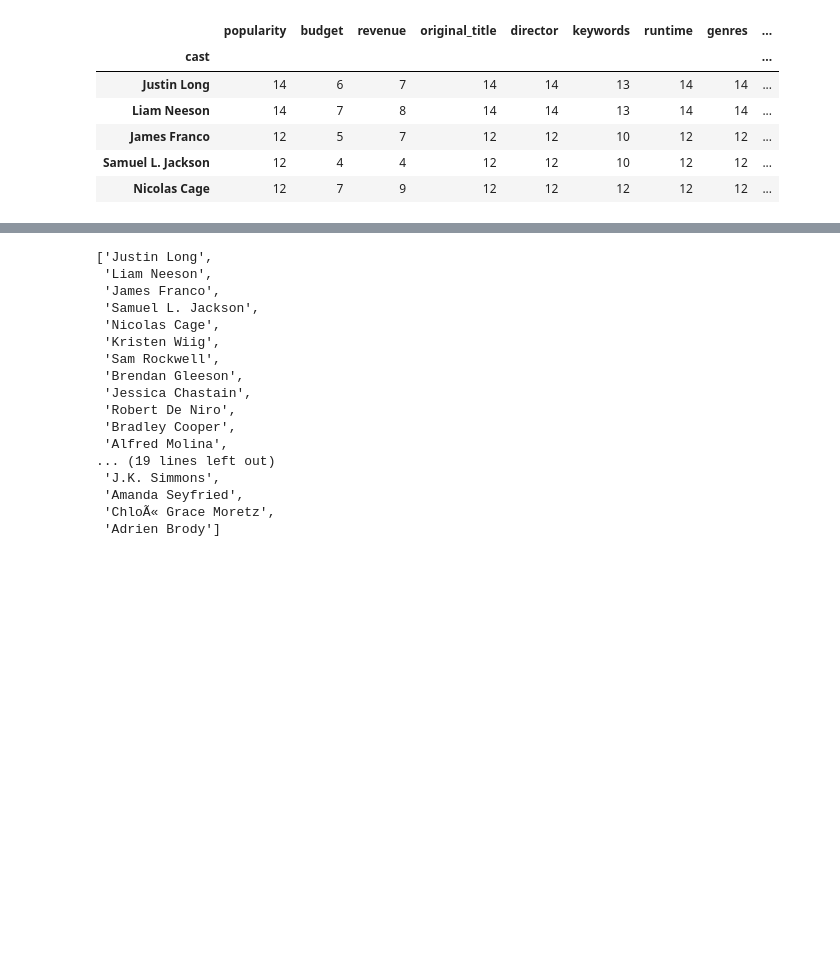
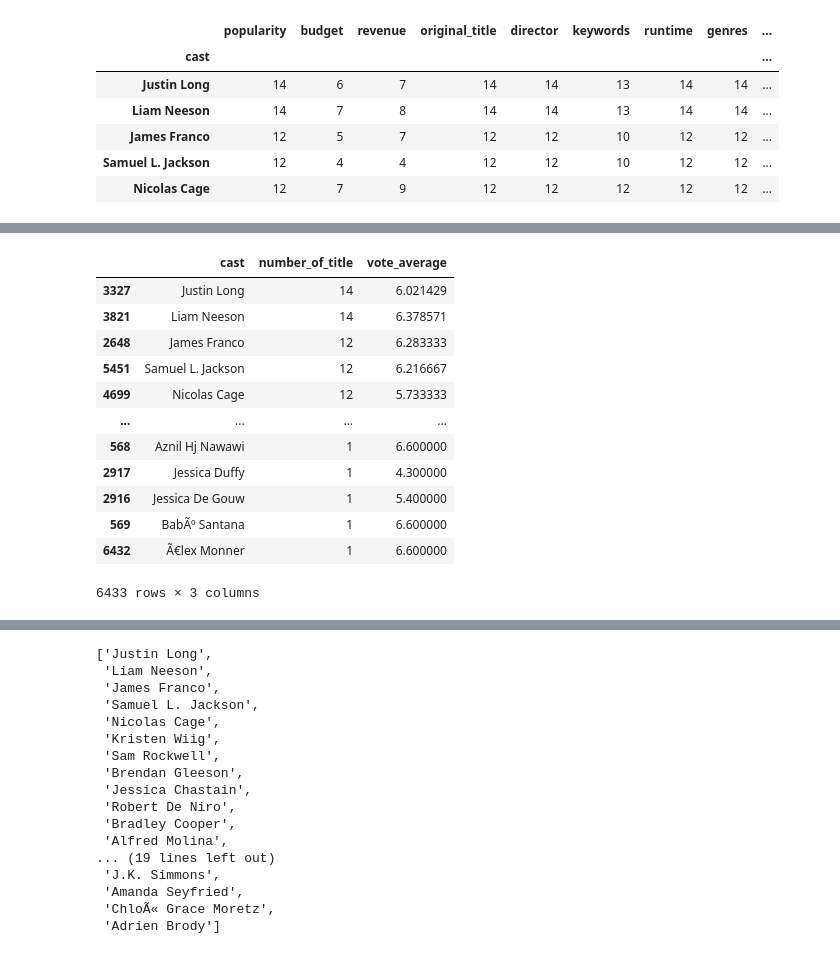
Before and after one commit to KaoriMI/Project_Investigate_a_Dataset, a Jupyter notebook: investigate-a-dataset-template.ipynb, the cells around one changed output, grey strips where cells are left out. Saved outputs shown, nothing was run; the diff lists cells and outputs as text; code cells hidden in the pictures; blank space fills up the shorter version.

```diff
--- a/investigate-a-dataset-template.ipynb
+++ b/investigate-a-dataset-template.ipynb
@@ -362,3 +382,19 @@ df_cast_count.head()
+# %%
+df_cast_clearn.sort_values(by = 'number_of_title', ascending = False)
+# %% [output]
+|  | cast | number_of_title | vote_average |
+| 3327 | Justin Long | 14 | 6.021429 |
+| 3821 | Liam Neeson | 14 | 6.378571 |
+| 2648 | James Franco | 12 | 6.283333 |
+| 5451 | Samuel L. Jackson | 12 | 6.216667 |
+| 4699 | Nicolas Cage | 12 | 5.733333 |
+| ... | ... | ... | ... |
+| 568 | Aznil Hj Nawawi | 1 | 6.600000 |
+| 2917 | Jessica Duffy | 1 | 4.300000 |
+| 2916 | Jessica De Gouw | 1 | 5.400000 |
+| 569 | BabÃº Santana | 1 | 6.600000 |
+| 6432 | Ã€lex Monner | 1 | 6.600000 |
+6433 rows × 3 columns
 # %%
 # Make a function to make a dataframe and the cast list of the casts appeared more thanN times
 def top_cast(n):
```
Also changed, not shown: parts of 9 cells of this notebook, 1 other file.
